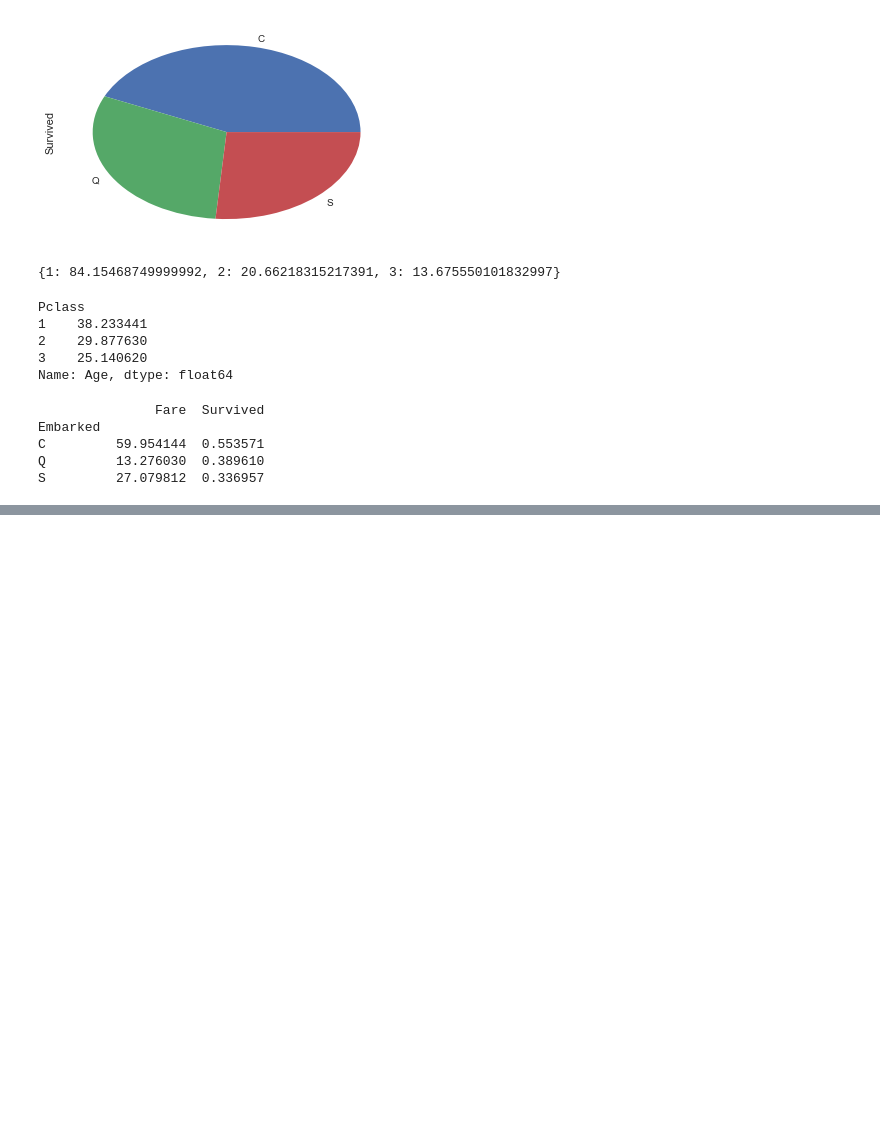
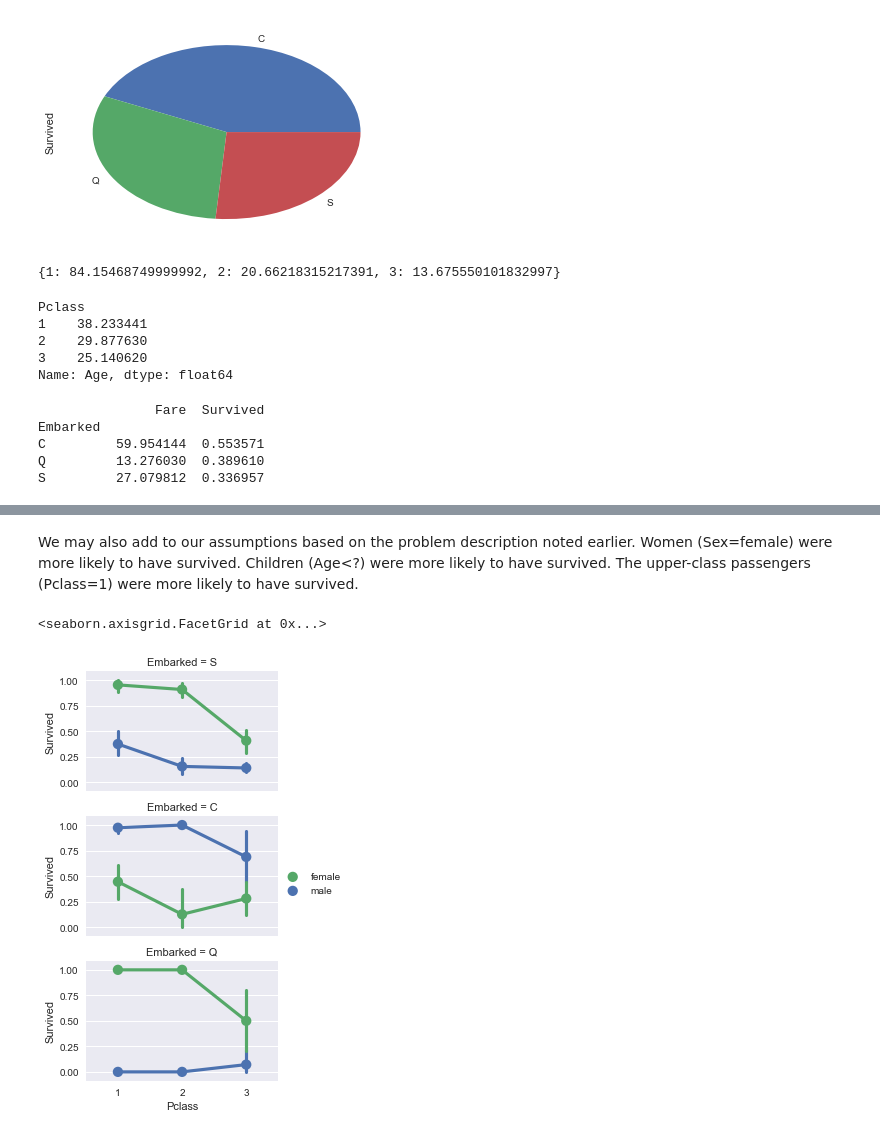
Before and after one commit to freena22/Data-Analysis-Projects, a Jupyter notebook: 01Kaggle_Titanic_Survival.ipynb, the cells around one changed output, grey strips where cells are left out. Saved outputs shown, nothing was run; the diff lists cells and outputs as text; code cells hidden in the pictures; blank space fills up the shorter version.

```diff
--- a/01Kaggle_Titanic_Survival.ipynb
+++ b/01Kaggle_Titanic_Survival.ipynb
@@ -298,0 +342,13 @@ S         27.079812  0.336957
+# %% [markdown]
+We may also add to our assumptions based on the problem description noted earlier.
+Women (Sex=female) were more likely to have survived.
+Children (Age<?) were more likely to have survived.
+The upper-class passengers (Pclass=1) were more likely to have survived.
+# %%
+# grid = sns.FacetGrid(train_df, col='Embarked')
+grid = sns.FacetGrid(new_titanic, row='Embarked', size=2.2, aspect=1.6)
+grid.map(sns.pointplot, 'Pclass', 'Survived', 'Sex', palette='deep')
+grid.add_legend()
+# %% [output]
+<seaborn.axisgrid.FacetGrid at 0x...>
+[figure, added]
```
Also changed, not shown: parts of 20 cells of this notebook.
